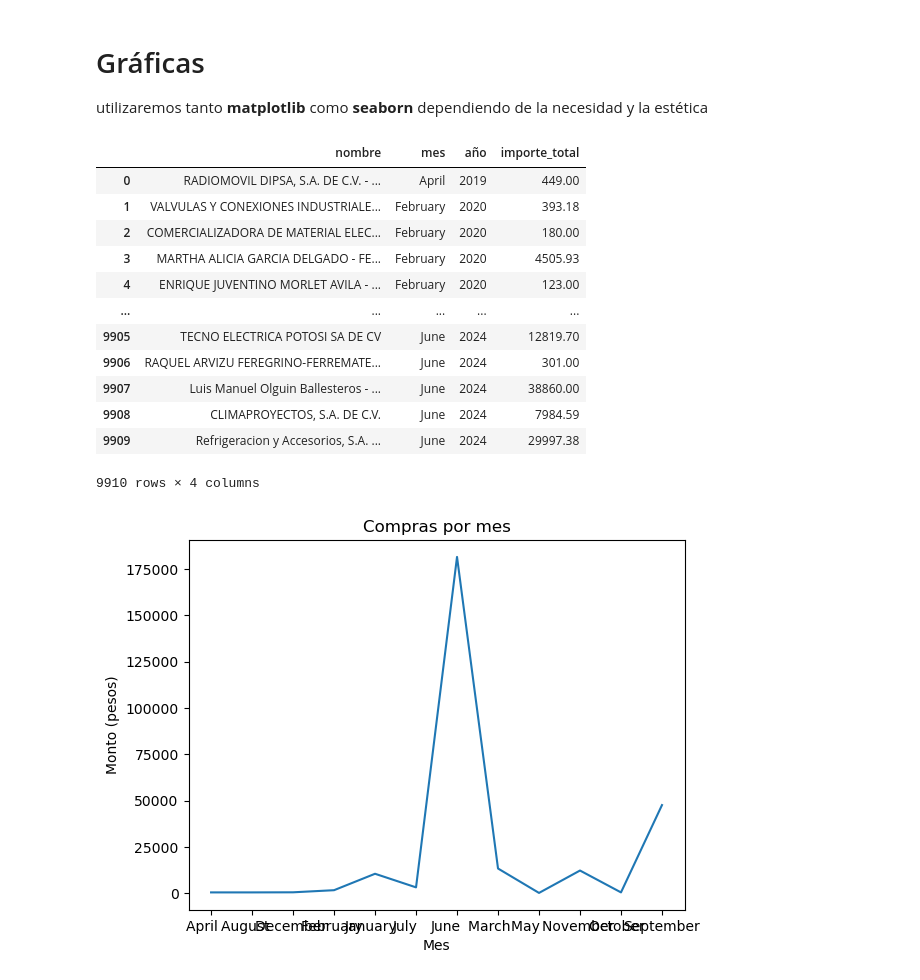
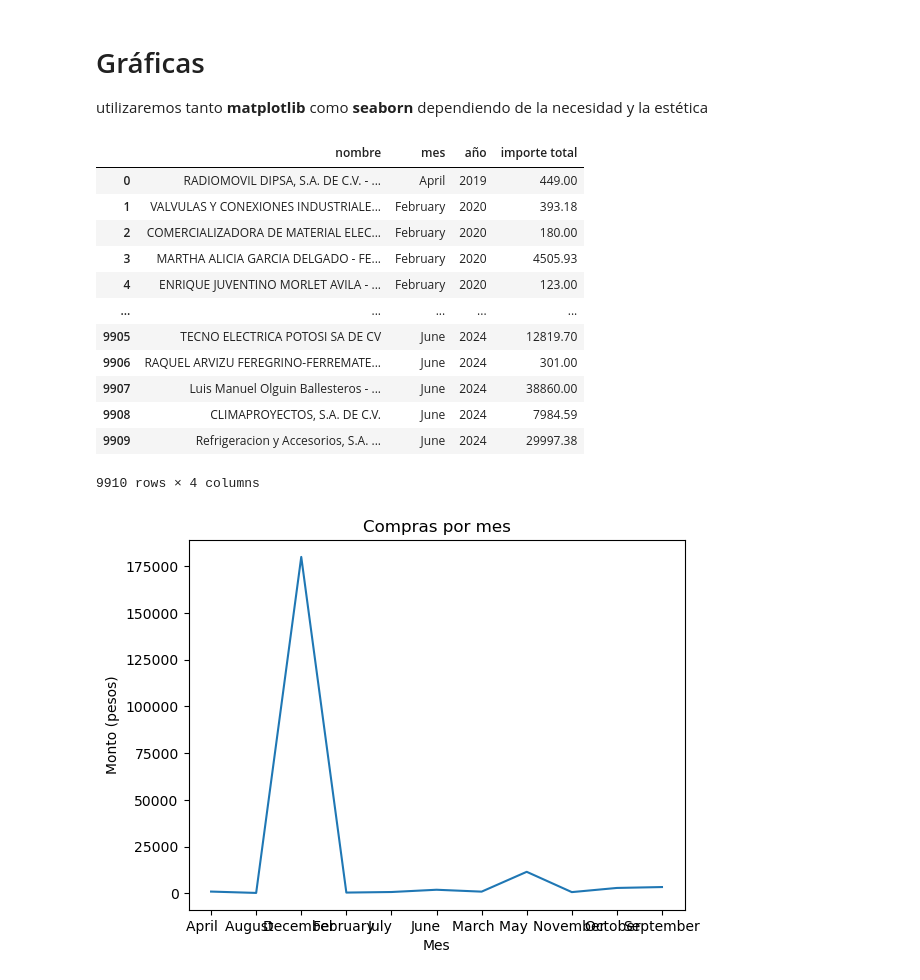
Before and after one commit to Samaelthecreator/DataAnalyst, a Jupyter notebook: comprasAnalysis.ipynb, the cells around one changed output. Cells and saved outputs as stored; diff of their text form; code cells hidden in the pictures.

```diff
--- a/comprasAnalysis.ipynb
+++ b/comprasAnalysis.ipynb
@@ -205,7 +205,7 @@ SELECT
     p.nombre,
     TO_CHAR(c.fecha_recepcion, 'Month') AS mes,
     TO_CHAR(c.fecha_recepcion, 'YYYY') AS año,
-    CAST(c.importe_total AS numeric)
+    CAST(c.importe_total AS numeric) AS "importe total"
 FROM
     compras c
 INNER JOIN
@@ -221,7 +221,7 @@ prov
 #fig, ax = plt.subplots()
 #ax.scatter(x[])
 # %% [output]
-|  | nombre | mes | año | importe_total |
+|  | nombre | mes | año | importe total |
 | 0 | RADIOMOVIL DIPSA, S.A. DE C.V. - ... | April | 2019 | 449.00 |
 | 1 | VALVULAS Y CONEXIONES INDUSTRIALE... | February | 2020 | 393.18 |
 | 2 | COMERCIALIZADORA DE MATERIAL ELEC... | February | 2020 | 180.00 |
@@ -243,24 +271,24 @@ prov_por_año = { '2020' : prov[prov['año'] == '2020'],
 # %%
 #vamos a trabajar con el año 2020
 
 #REALIZAREMOS VARIOS GRÁFICOS PARA DOMINAR LAS GRÁFICAS Y REPRESENTACIONES DE DATOS.
 
-y2020 = prov_por_año['2022']
+y2020 = prov_por_año['2020']
 q2020 = '''SELECT mes, importe_total AS 'importe total' FROM y2020 GROUP BY mes'''
 y2020 = ps.sqldf(q2020,locals())
 
 x = y2020['mes']
 y = y2020['importe total']
 
 
 
 plt.plot(x,y)
 plt.xlabel("Mes")
 plt.ylabel("Monto (pesos)")
 plt.title("Compras por mes")
 plt.show()
 
 # fig, ax = plt.subplots()
 # ax.hist(y2020['mes'])
 # %% [output]
-[figure, old version]
+[figure, new version]
```
Also changed, not shown: parts of 7 cells of this notebook.
